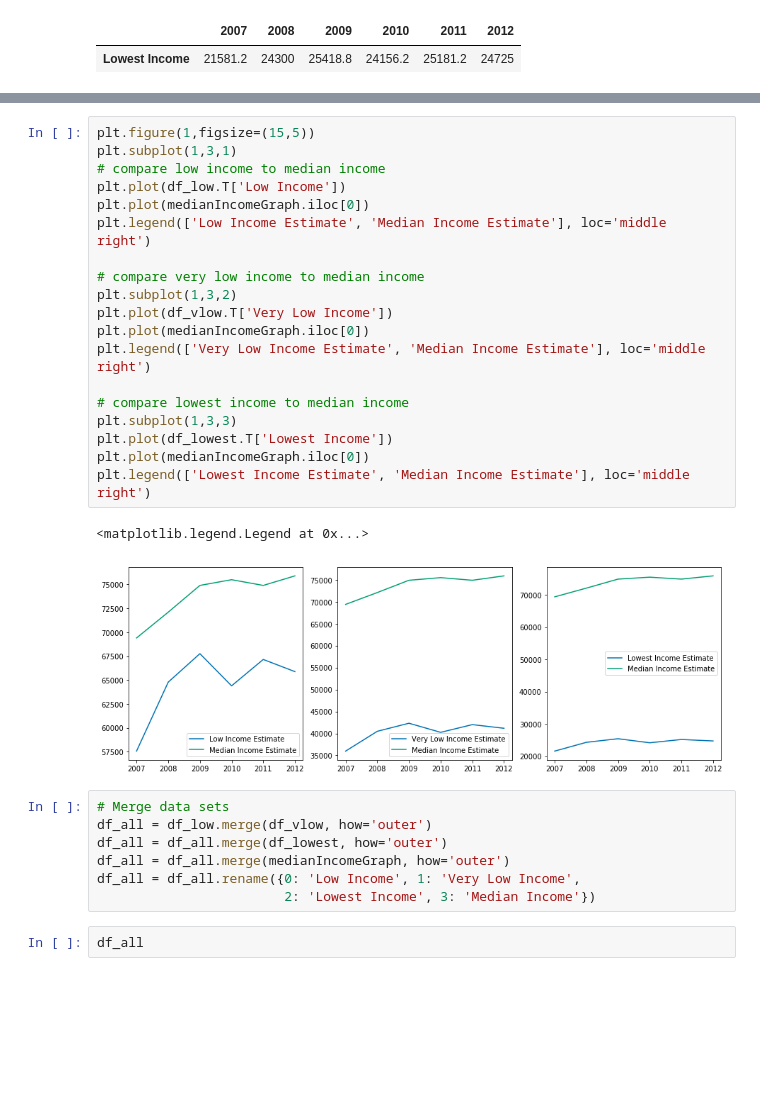
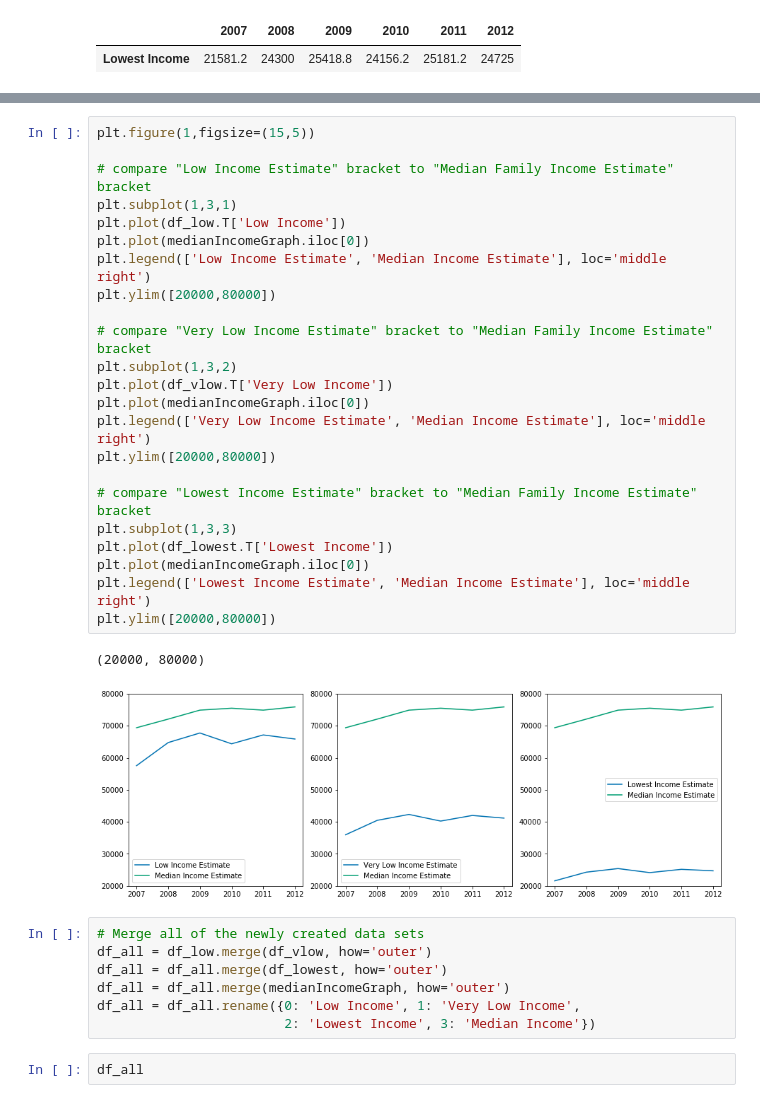
Before and after one commit to mec029/COGS108-Gentrification, a Jupyter notebook: IncomeEstimates.ipynb, the cells around one changed output, grey strips where cells are left out. Saved outputs shown, nothing was run; the diff lists cells and outputs as text; blank space fills up the shorter version.

```diff
--- a/IncomeEstimates.ipynb
+++ b/IncomeEstimates.ipynb
@@ -309,27 +312,31 @@ medianIncomeGraph
 # %%
 plt.figure(1,figsize=(15,5))
+
+# compare "Low Income Estimate" bracket to "Median Family Income Estimate" bracket
 plt.subplot(1,3,1)
-# compare low income to median income
 plt.plot(df_low.T['Low Income'])
 plt.plot(medianIncomeGraph.iloc[0])
 plt.legend(['Low Income Estimate', 'Median Income Estimate'], loc='middle right')
+plt.ylim([20000,80000])
 
-# compare very low income to median income
+# compare "Very Low Income Estimate" bracket to "Median Family Income Estimate" bracket
 plt.subplot(1,3,2)
 plt.plot(df_vlow.T['Very Low Income'])
 plt.plot(medianIncomeGraph.iloc[0])
 plt.legend(['Very Low Income Estimate', 'Median Income Estimate'], loc='middle right')
+plt.ylim([20000,80000])
 
-# compare lowest income to median income
+# compare "Lowest Income Estimate" bracket to "Median Family Income Estimate" bracket
 plt.subplot(1,3,3)
 plt.plot(df_lowest.T['Lowest Income'])
 plt.plot(medianIncomeGraph.iloc[0])
 plt.legend(['Lowest Income Estimate', 'Median Income Estimate'], loc='middle right')
+plt.ylim([20000,80000])
 # %% [output]
-<matplotlib.legend.Legend at 0x...>
+(20000, 80000)
-[figure, old version]
+[figure, new version]
 # %%
-# Merge data sets
+# Merge all of the newly created data sets
 df_all = df_low.merge(df_vlow, how='outer')
 df_all = df_all.merge(df_lowest, how='outer')
 df_all = df_all.merge(medianIncomeGraph, how='outer')
```
Also changed, not shown: parts of 25 cells of this notebook.
